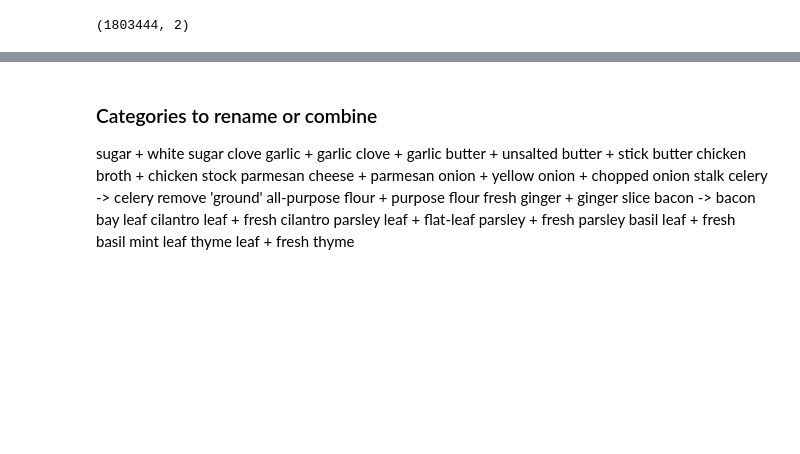
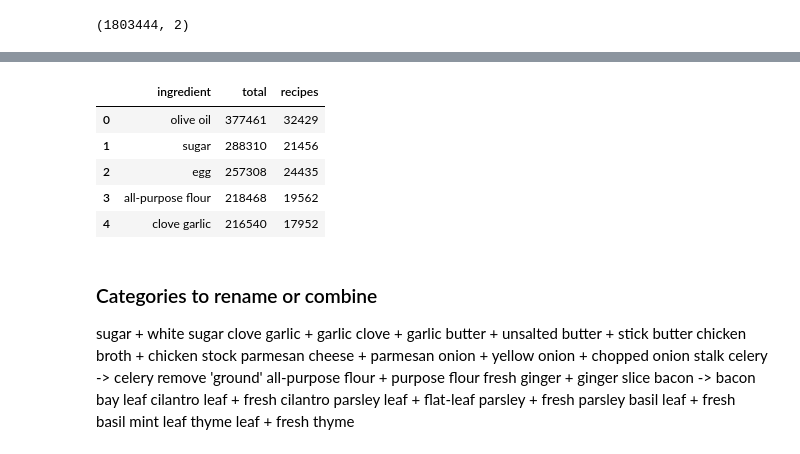
Before and after one commit to finnqiao/recipe_network, a Jupyter notebook: network_data_reshape.ipynb, the cells around one changed output, grey strips where cells are left out. Drawn from its saved outputs; the diff is of its cells as text; code cells hidden in the pictures; blank space fills up the shorter version.

```diff
--- a/network_data_reshape.ipynb
+++ b/network_data_reshape.ipynb
@@ -266,3 +267,15 @@ filtered_combinations_df = pd.DataFrame(filtered_combinations, columns=['ingred1
 filtered_combinations_df.shape
 # %% [output]
 (1803444, 2)
+# %%
+# Get count of recipes each top ingredient appears in
+# Later determines radius/color of network
+
+top_ingreds_recipes = dict.fromkeys(top_ingreds_list, 0)
+
+for ingred in tqdm(top_ingreds_list):
+    for lst in df['ingreds_list']:
+        if ingred in lst:
+            top_ingreds_recipes[ingred] += 1
+
+top_ingreds_recipes
@@ -269,3 +306,12 @@ filtered_combinations_df.shape
+# %%
+top_ingreds.head()
+# %% [output]
+|  | ingredient | total | recipes |
+| 0 | olive oil | 377461 | 32429 |
+| 1 | sugar | 288310 | 21456 |
+| 2 | egg | 257308 | 24435 |
+| 3 | all-purpose flour | 218468 | 19562 |
+| 4 | clove garlic | 216540 | 17952 |
 # %% [markdown]
 ### Categories to rename or combine
 
```
Also changed, not shown: parts of 10 cells of this notebook, 1 other file.
